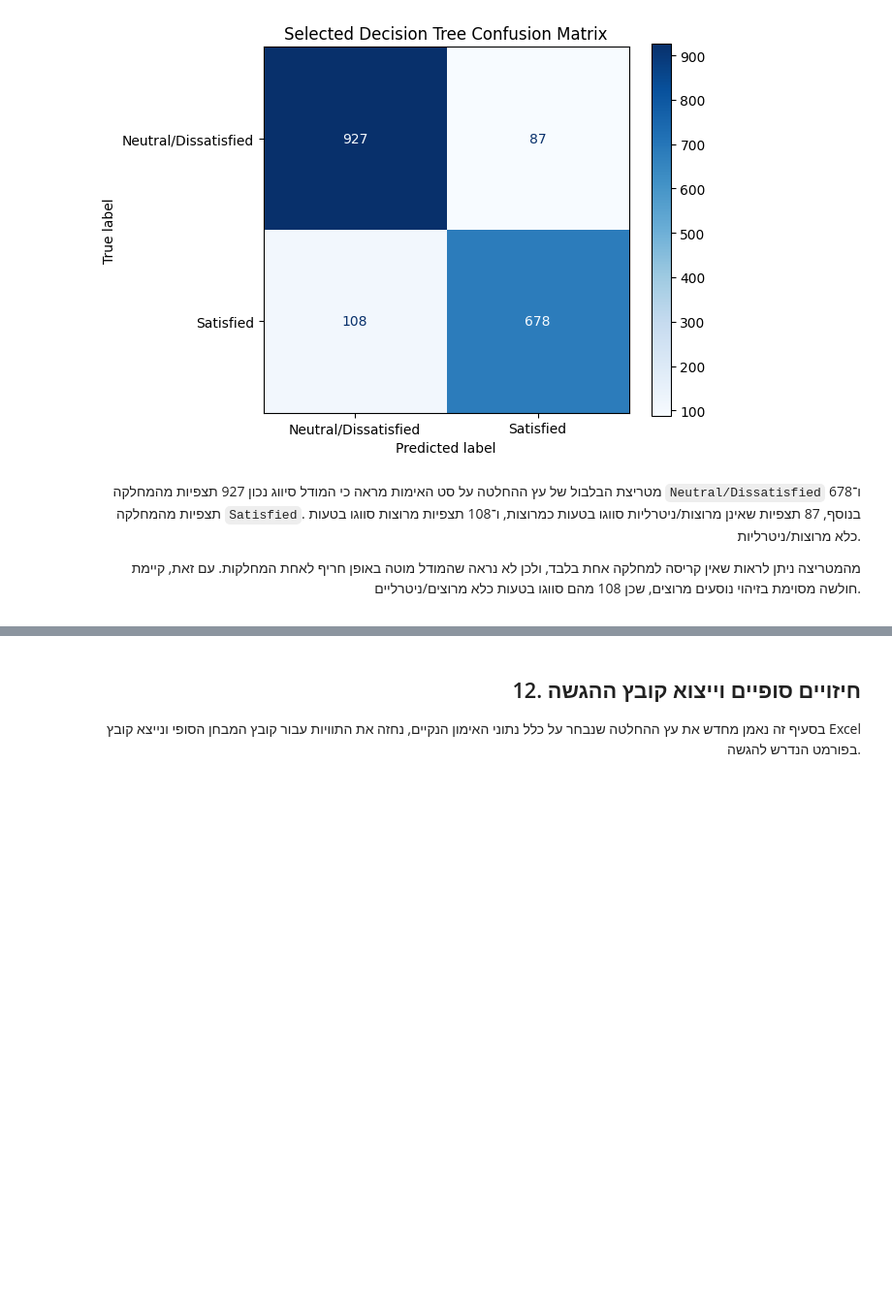
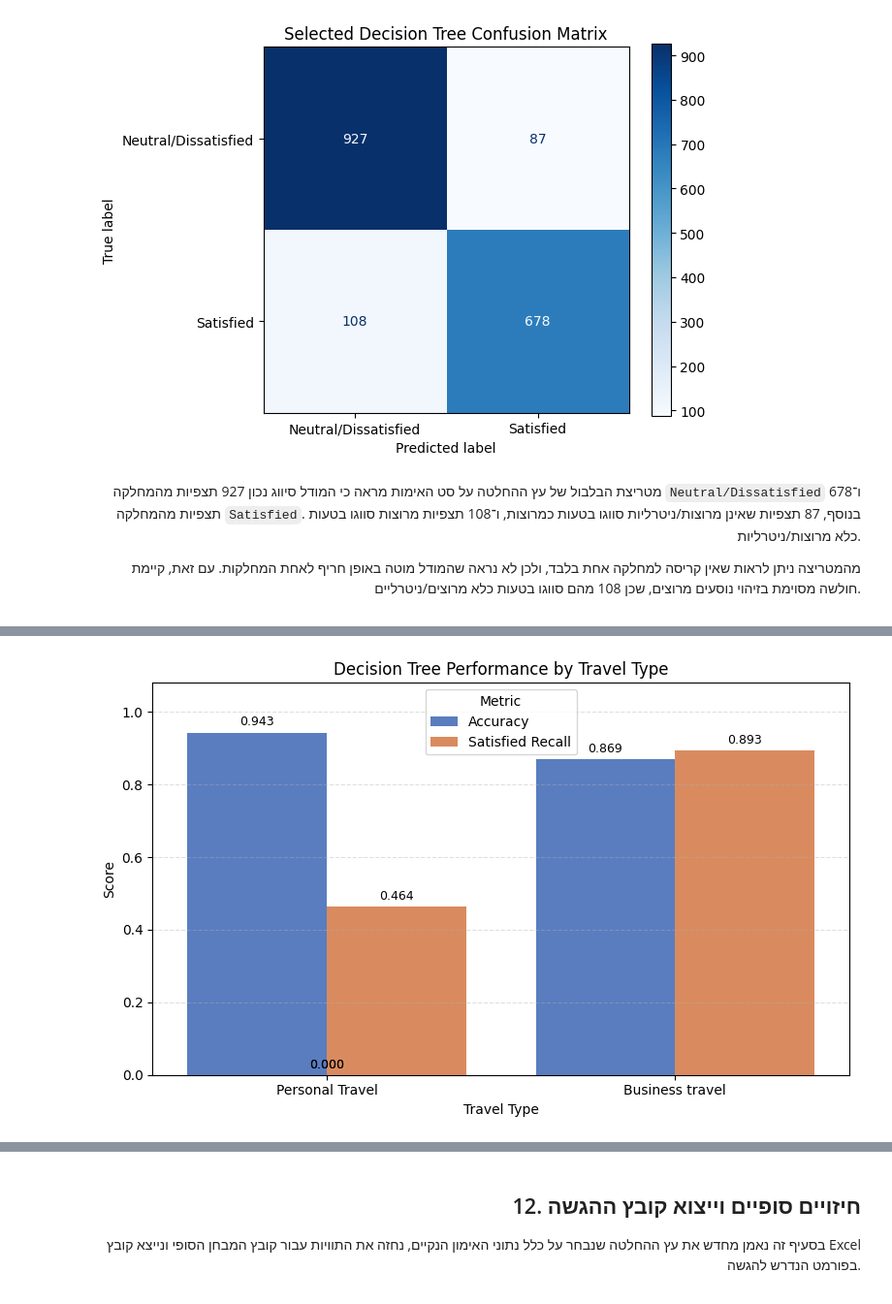
Before and after one commit to yaelelazari/ML_Project, a Jupyter notebook: Airline_Project_Part_B_Group3.ipynb, the cells around one changed output, grey strips where cells are left out. Shown at 97% size. Drawn from its saved outputs; the diff is of its cells as text; code cells hidden in the pictures; blank space fills up the shorter version.

```diff
--- a/Airline_Project_Part_B_Group3.ipynb
+++ b/Airline_Project_Part_B_Group3.ipynb
@@ -2318,0 +2327,91 @@ plt.show()
+# %%
+# ניתוח טעויות של עץ ההחלטה הנבחר לפי תתי-קבוצות בסט האימות
+bonus_validation = X_valid.copy()
+bonus_validation["Actual"] = y_valid_dt.to_numpy()
+bonus_validation["Predicted"] = best_dt_valid_predictions
+
+
+def calculate_subgroup_metrics(data, group_column):
+    rows = []
+
+    for group_name, group_data in data.groupby(group_column, observed=True, dropna=False):
+        y_true_group = group_data["Actual"].astype(int)
+        y_pred_group = group_data["Predicted"].astype(int)
+        tn, fp, fn, tp = confusion_matrix(
+            y_true_group,
+            y_pred_group,
+            labels=[0, 1],
+        ).ravel()
+
+        rows.append(
+            {
+                "Group": group_name,
+                "Records": len(group_data),
+                "Actual Satisfied": int((y_true_group == 1).sum()),
+                "Accuracy": accuracy_score(y_true_group, y_pred_group),
+                "Satisfied Recall": recall_score(
+                    y_true_group,
+                    y_pred_group,
+                    zero_division=0,
+                ),
+                "False Negatives": int(fn),
+                "False Positives": int(fp),
+            }
+        )
+
+    return pd.DataFrame(rows).sort_values("Satisfied Recall").reset_index(drop=True)
+
+
+travel_type_metrics = calculate_subgroup_metrics(
+    bonus_validation,
+    "Type of Travel",
+)
+customer_type_metrics = calculate_subgroup_metrics(
+    bonus_validation,
+    "Customer Type",
+)
+
+print("Selected Decision Tree performance by travel type:")
+display(travel_type_metrics.round(4))
+
+print("Selected Decision Tree performance by customer type:")
+display(customer_type_metrics.round(4))
+
+travel_plot_data = travel_type_metrics.melt(
+    id_vars="Group",
+    value_vars=["Accuracy", "Satisfied Recall"],
+    var_name="Metric",
+    value_name="Score",
+)
+
+plt.figure(figsize=(8, 5))
+ax = sns.barplot(
+    data=travel_plot_data,
+    x="Group",
+    y="Score",
+    hue="Metric",
+    palette="muted",
+)
+
+for patch in ax.patches:
+    height = patch.get_height()
+    if pd.notna(height):
+        ax.annotate(
+            f"{height:.3f}",
+            (patch.get_x() + patch.get_width() / 2, height),
+            ha="center",
+            va="bottom",
+            fontsize=9,
+            xytext=(0, 3),
+            textcoords="offset points",
+        )
+
+plt.title("Decision Tree Performance by Travel Type")
+plt.xlabel("Travel Type")
+plt.ylabel("Score")
+plt.ylim(0, 1.08)
+plt.grid(axis="y", linestyle="--", alpha=0.4)
+plt.legend(title="Metric")
+plt.tight_layout()
+plt.show()
+# %% [output]
@@ -2318,0 +2426 @@ plt.show()
+[figure, added]
```
Also changed, not shown: parts of 4 cells of this notebook, 2 other files.
